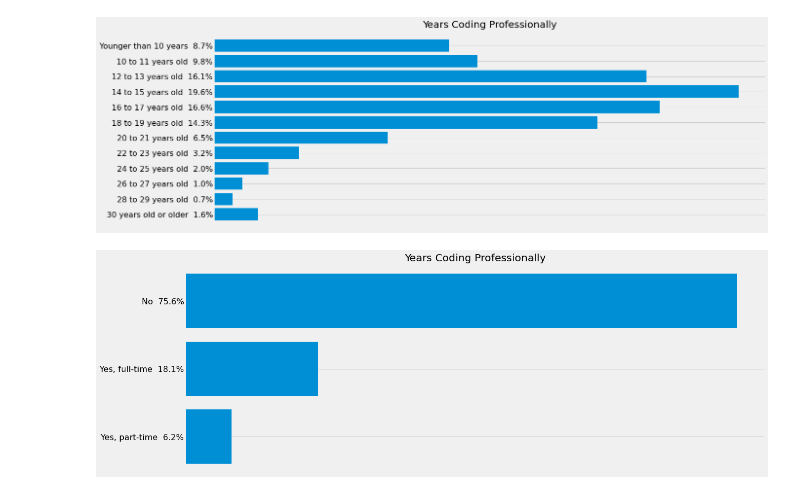
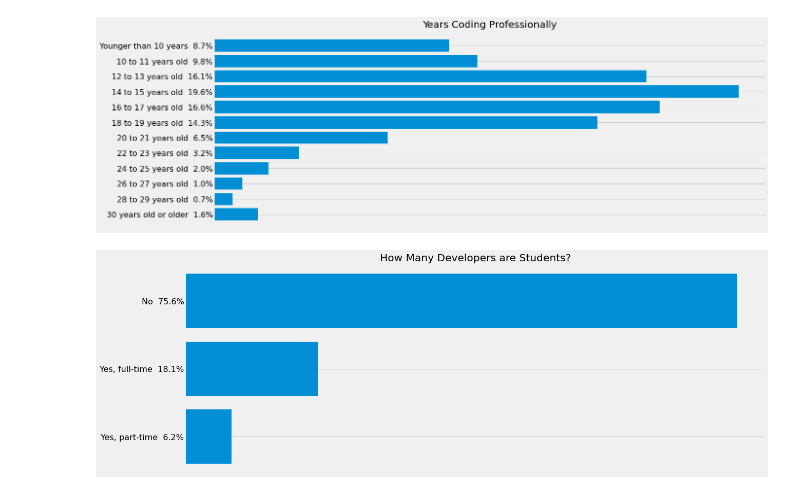
Before and after one commit to qristinius/Stackoverflow-Survey-2019, a Jupyter notebook: dev_survey_results_2019.ipynb, the cells around one changed output. Drawn from its saved outputs; the diff is of its cells as text; code cells hidden in the pictures.

```diff
--- a/dev_survey_results_2019.ipynb
+++ b/dev_survey_results_2019.ipynb
@@ -528,20 +528,20 @@ Build_Barh_sizes(key_Phrases, Quantity, age_of_1st_code, "fivethirtyeight", Fals
 # %%
 edu = data["Student"]
 edu.dropna(inplace = True)
 
 counted = Counter(edu)
 
 items = counted.items()
 
 key_Phrases= []
 Quantity = []
 
 for item in items:
     key_Phrases.append(item[0])
     Quantity.append(item[1])
 
 key_Phrases.reverse()
 Quantity.reverse()
-Build_Barh_sizes(key_Phrases, Quantity, edu, "fivethirtyeight", False , (18,7), "")
+Build_Barh_sizes(key_Phrases, Quantity, edu, "fivethirtyeight", False , (18,7), "How Many Developers are Students?")
 # %% [output]
-[figure, old version]
+[figure, new version]
```
